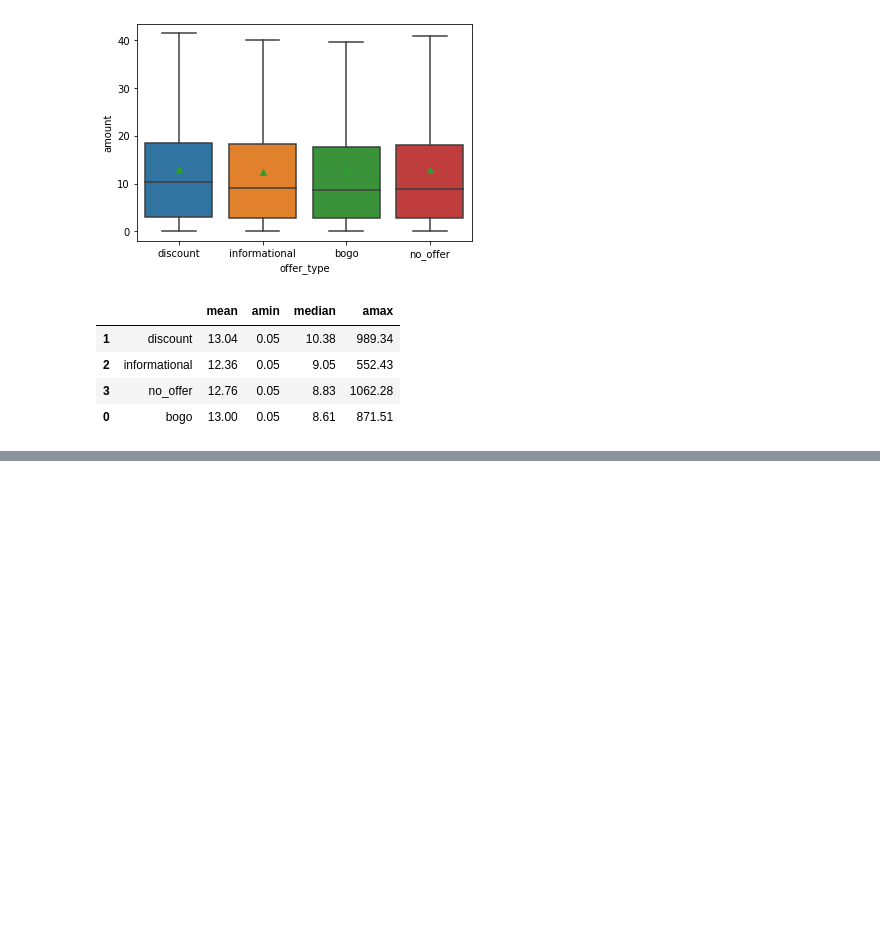
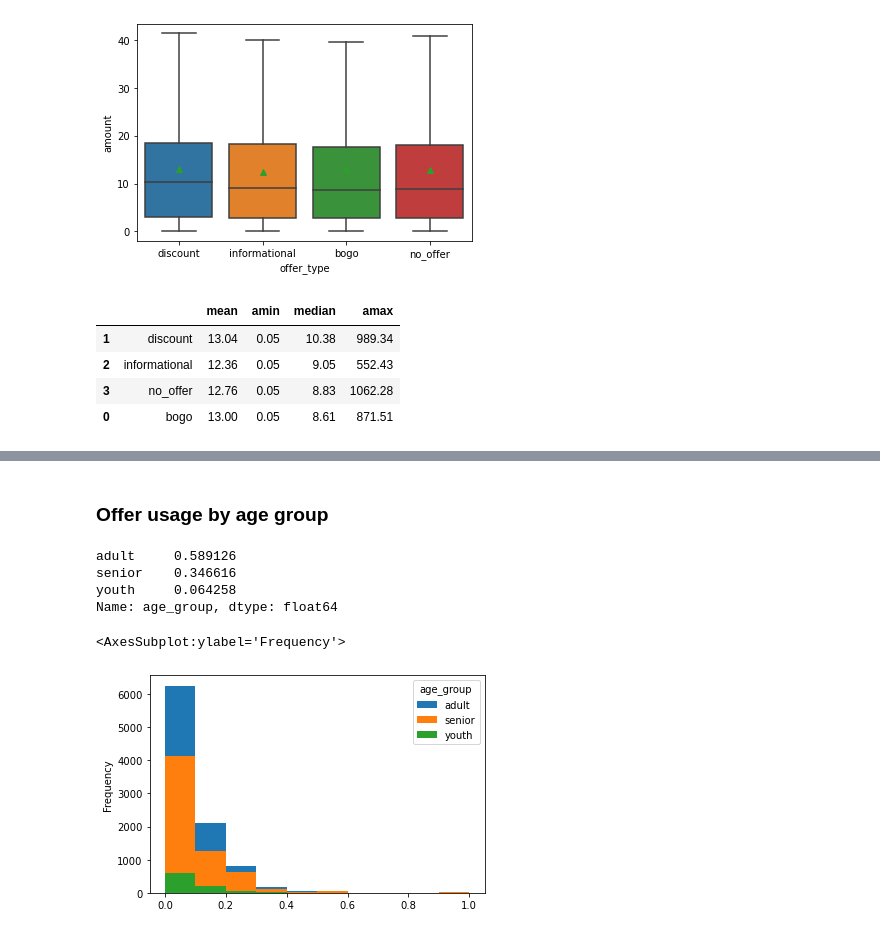
Before and after one commit to AndreGoncalves013/Starbucks_Customer_Offer_Targeting, a Jupyter notebook: src/starbucks_offers_eda.ipynb, the cells around one changed output, grey strips where cells are left out. Cells and saved outputs as stored; diff of their text form; code cells hidden in the pictures; blank space fills up the shorter version.

```diff
--- a/src/starbucks_offers_eda.ipynb
+++ b/src/starbucks_offers_eda.ipynb
@@ -140,10 +130,11 @@ Name: offer_type, dtype: int64
 # %%
 transactions_df['offer_type'] = 'no_offer'
 all_transactions_df = pd.concat([amount_per_offer_df, transactions_df])
+all_transactions_df = all_transactions_df.drop_duplicates(
+  subset = ['person', 'transaction_time', 'amount'],
+  keep = 'first'
+).reset_index(drop = True)
+all_transactions_df['is_offer'] = (all_transactions_df.offer_type != 'no_offer')*1
-# %%
-all_transactions_df = all_transactions_df.drop_duplicates(
-  subset = ['person', 'transaction_time', 'amount'],
-  keep = 'first').reset_index(drop = True)
 # %%
 all_transactions_df.offer_type.value_counts()
 # %% [output]
@@ -180,0 +176,31 @@ all_transactions_df['is_offer'] = (all_transactions_df.offer_type != 'no_offer')
+# %% [markdown]
+### Offer usage by age group
+# %%
+def get_age_group(age):
+
+    if age < 15:
+        return 'child'
+
+    if age < 25:
+        return 'youth'
+
+    if age < 65:
+        return 'adult'
+
+    return 'senior'
+# %%
+df = all_transactions_df.merge(profile_df, left_on='person', right_on='id')
+df['age_group'] = df.age.apply(get_age_group)
+# %%
+df.age_group.value_counts(normalize=True)
+# %% [output]
+adult     0.589126
+senior    0.346616
+youth     0.064258
+Name: age_group, dtype: float64
+# %%
+grouped_df = df.groupby(['person', 'age_group']).is_offer.mean().reset_index()
+grouped_df.pivot(columns='age_group', values='is_offer').plot.hist(bins=10)
+# %% [output]
+<AxesSubplot:ylabel='Frequency'>
+[figure, added]
```
Also changed, not shown: parts of 17 cells of this notebook.
